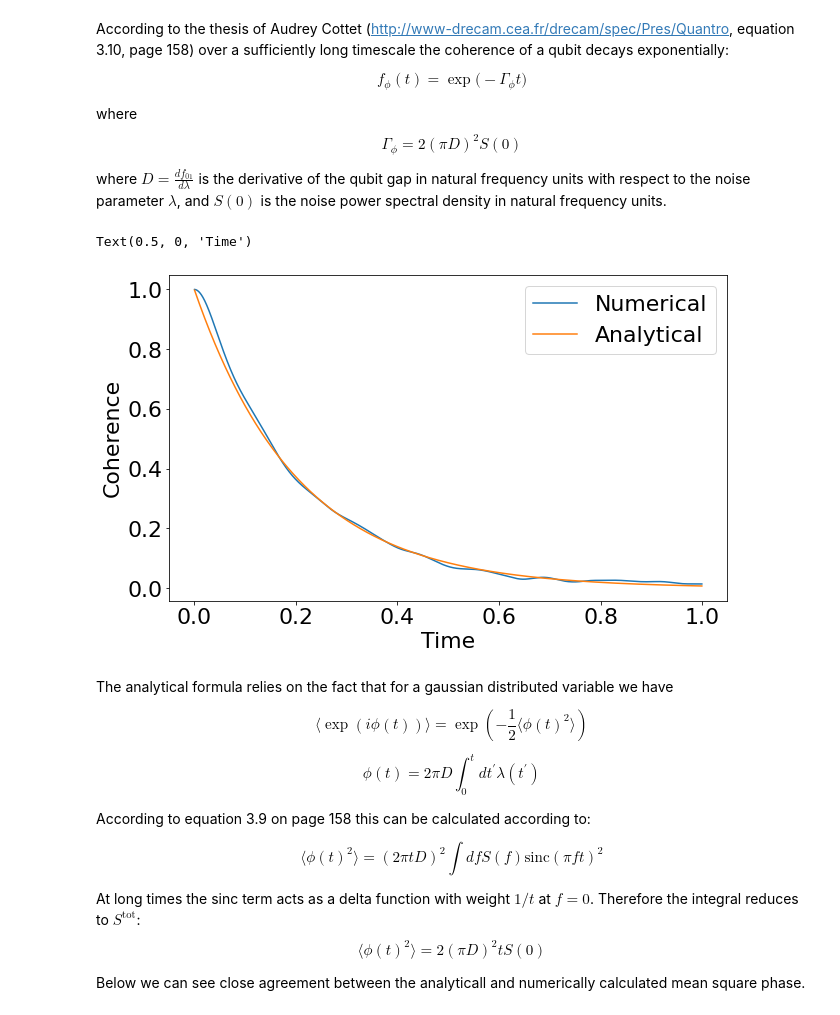
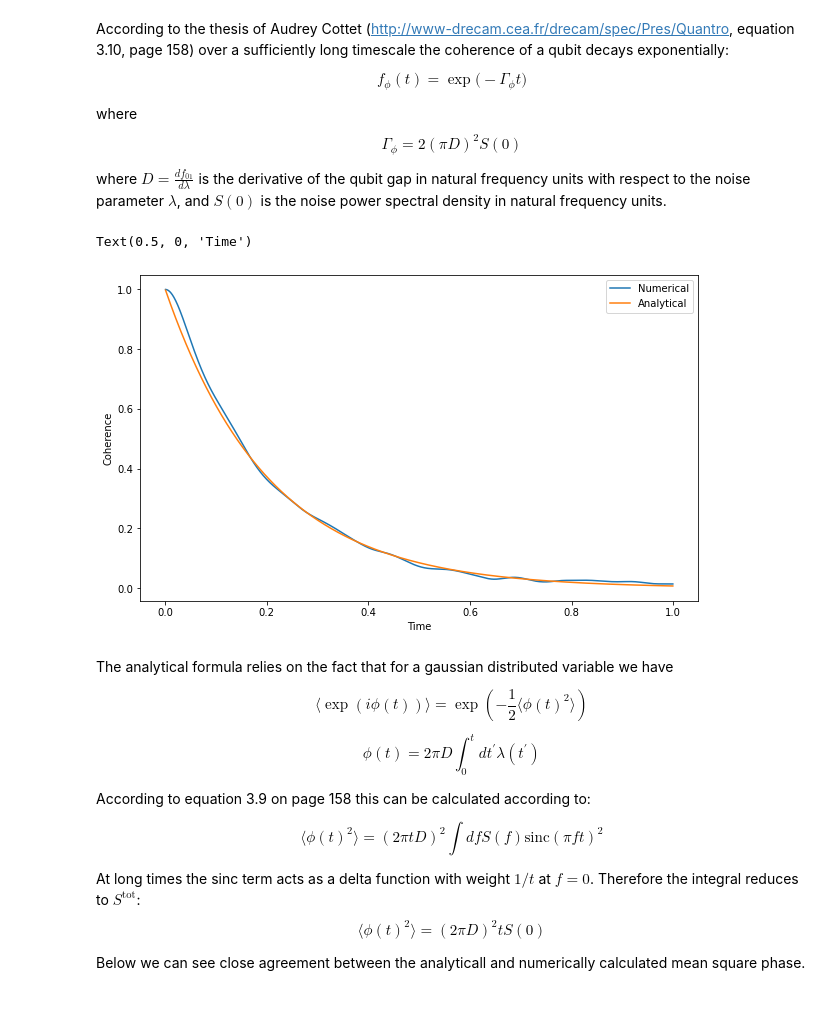
Before and after one commit to laofei177/noisegen, a Jupyter notebook: docs/examples/analytic_long_time.ipynb, the cells around one changed output. Drawn from its saved outputs; the diff is of its cells as text; code cells hidden in the pictures.

```diff
--- a/docs/examples/analytic_long_time.ipynb
+++ b/docs/examples/analytic_long_time.ipynb
@@ -64,22 +64,20 @@ def long_time_coherence_func(t, D, S0):
 
 long_time_coherence = pd.Series(long_time_coherence_func(coherence.index, D, S0), index=coherence.index)
 # %%
-matplotlib.rcParams.update({'font.size': 22})
-
 fig, axes = plt.subplots(1, 1, figsize=(10, 6))
 
 coherence.plot(ax=axes, label='Numerical')
 long_time_coherence.plot(ax=axes, label='Analytical')
 
 #axes.set_xlim([0,0.1])
 #axes.set_ylim([0, 1])
 
 legend = axes.legend()
 axes.set_ylabel('Coherence')
 axes.set_xlabel('Time')
 # %% [output]
 Text(0.5, 0, 'Time')
-[figure, old version]
+[figure, new version]
 # %% [markdown]
 The analytical formula relies on the fact that for a gaussian distributed variable we have
 
@@ -99,7 +97,7 @@ $$
 
 At long times the sinc term acts as a delta function with weight $1/t$ at $f=0$. Therefore the integral reduces to $S^\text{tot}$:
 $$
-\langle \phi(t)^2 \rangle = 2(\pi D)^2 t S(0)
+\langle \phi(t)^2 \rangle = (2 \pi D)^2 t S(0)
 $$
 
 Below we can see close agreement between the analyticall and numerically calculated mean square phase.
```
Also changed, not shown: parts of 2 cells of this notebook, 2 other files.
